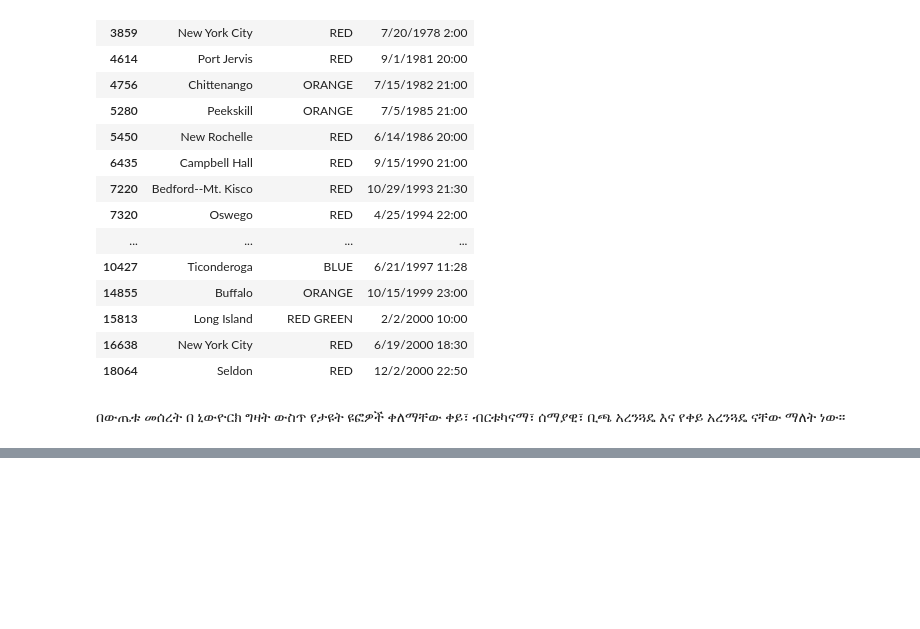
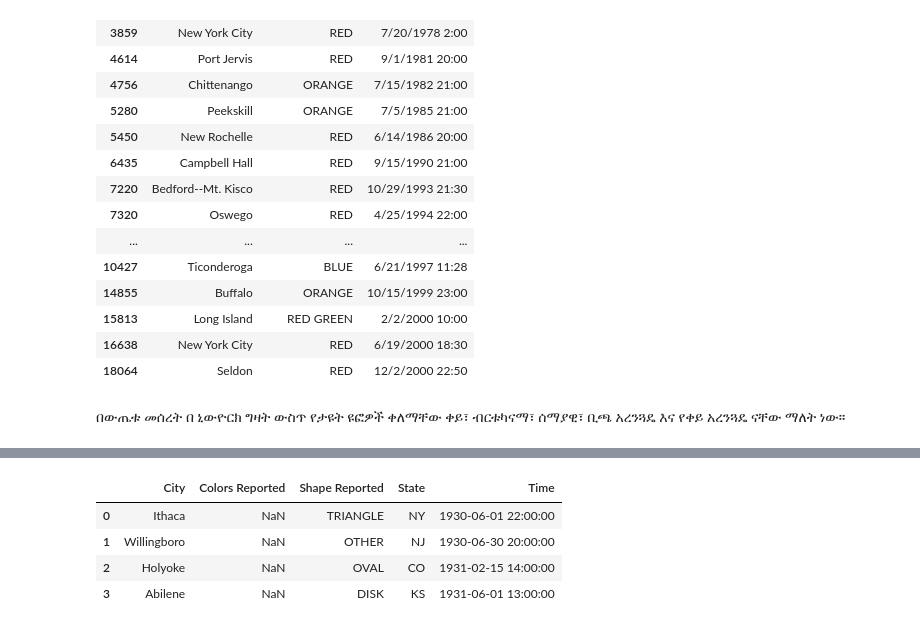
Before and after one commit to ttedla/beautiful-pandas, a Jupyter notebook: pandas_03.ipynb, the cells around one changed output, grey strips where cells are left out. Cells and saved outputs as stored; diff of their text form; code cells hidden in the pictures; blank space fills up the shorter version.

```diff
--- a/pandas_03.ipynb
+++ b/pandas_03.ipynb
@@ -147,0 +189,8 @@ import pandas as pd
+# %%
+ዳታ_ፍሬም.head(4)
+# %% [output]
+|  | City | Colors Reported | Shape Reported | State | Time |
+| 0 | Ithaca | NaN | TRIANGLE | NY | 1930-06-01 22:00:00 |
+| 1 | Willingboro | NaN | OTHER | NJ | 1930-06-30 20:00:00 |
+| 2 | Holyoke | NaN | OVAL | CO | 1931-02-15 14:00:00 |
+| 3 | Abilene | NaN | DISK | KS | 1931-06-01 13:00:00 |
```
Also changed, not shown: parts of 12 cells of this notebook, 1 other file.
